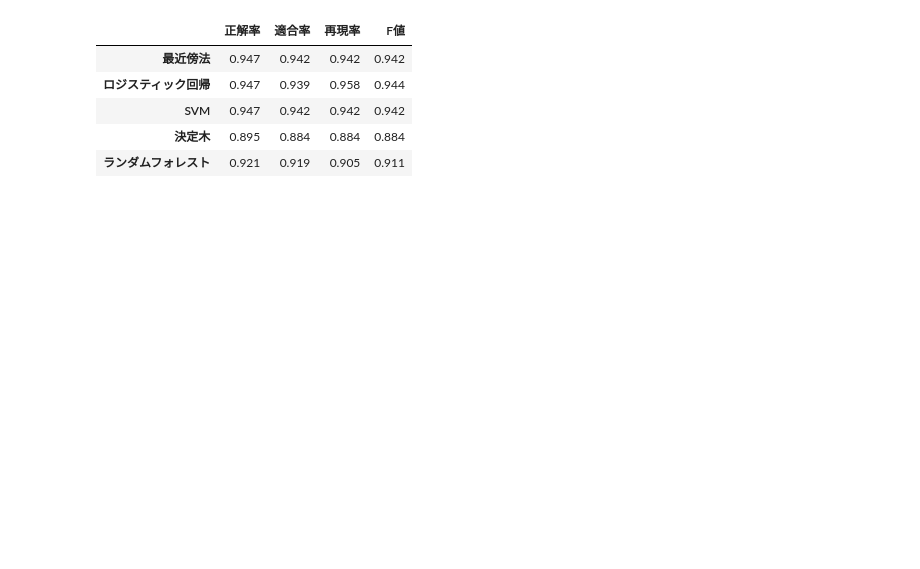
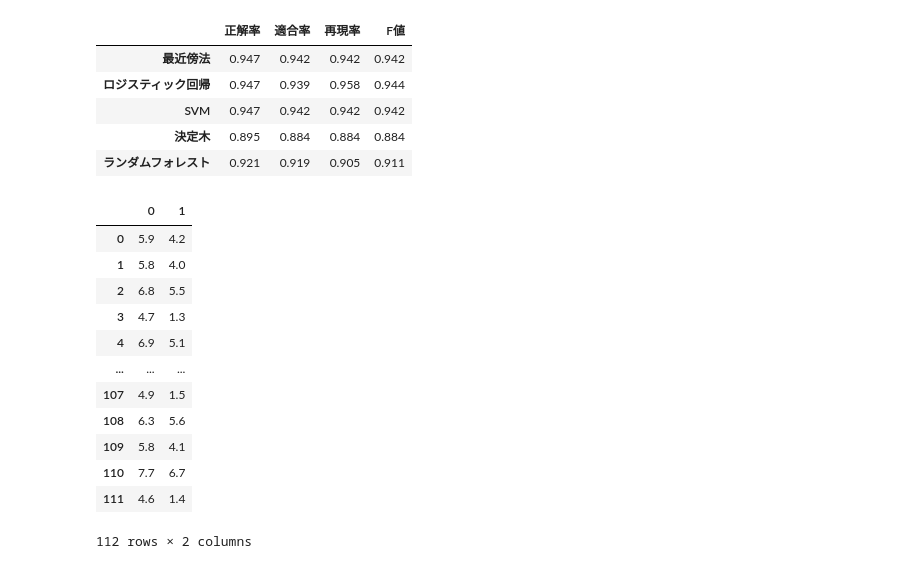
Before and after one commit to GitHiru/ml_dic, a Jupyter notebook: pre_learning/week4/week4_1_iris.ipynb, the cells around one changed output. Cells and saved outputs as stored; diff of their text form; code cells hidden in the pictures; blank space fills up the shorter version.

```diff
--- a/pre_learning/week4/week4_1_iris.ipynb
+++ b/pre_learning/week4/week4_1_iris.ipynb
@@ -577,3 +575,19 @@ evaluations_df
 | SVM | 0.947 | 0.942 | 0.942 | 0.942 |
 | 決定木 | 0.895 | 0.884 | 0.884 | 0.884 |
 | ランダムフォレスト | 0.921 | 0.919 | 0.905 | 0.911 |
+# %%
+pd.DataFrame(X_train)
+# %% [output]
+|  | 0 | 1 |
+| 0 | 5.9 | 4.2 |
+| 1 | 5.8 | 4.0 |
+| 2 | 6.8 | 5.5 |
+| 3 | 4.7 | 1.3 |
+| 4 | 6.9 | 5.1 |
+| ... | ... | ... |
+| 107 | 4.9 | 1.5 |
+| 108 | 6.3 | 5.6 |
+| 109 | 5.8 | 4.1 |
+| 110 | 7.7 | 6.7 |
+| 111 | 4.6 | 1.4 |
+112 rows × 2 columns
```
Also changed, not shown: parts of 11 cells of this notebook.
